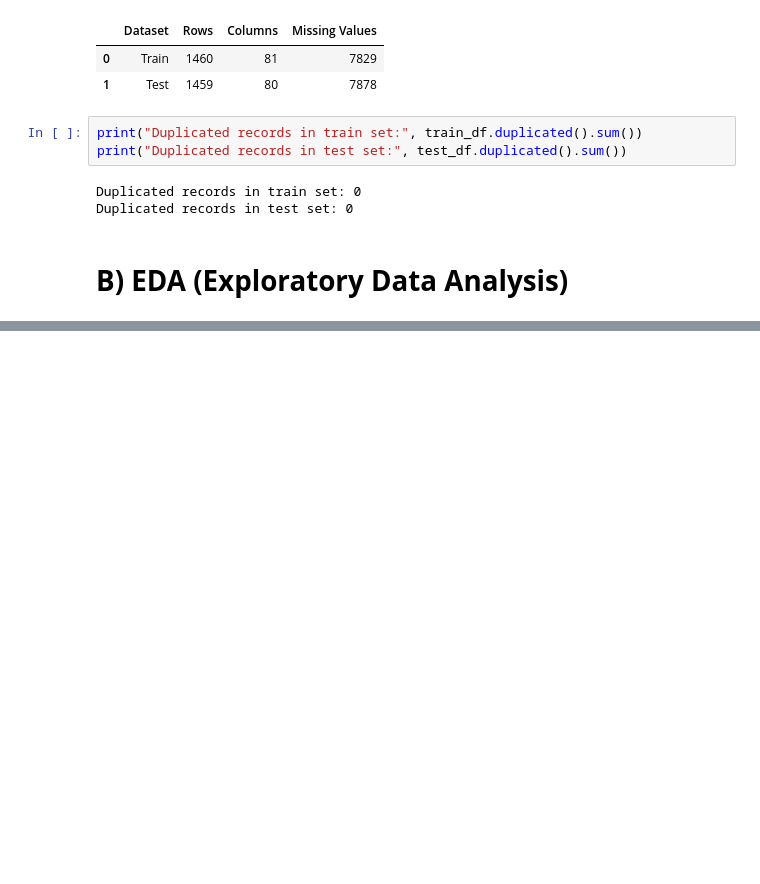
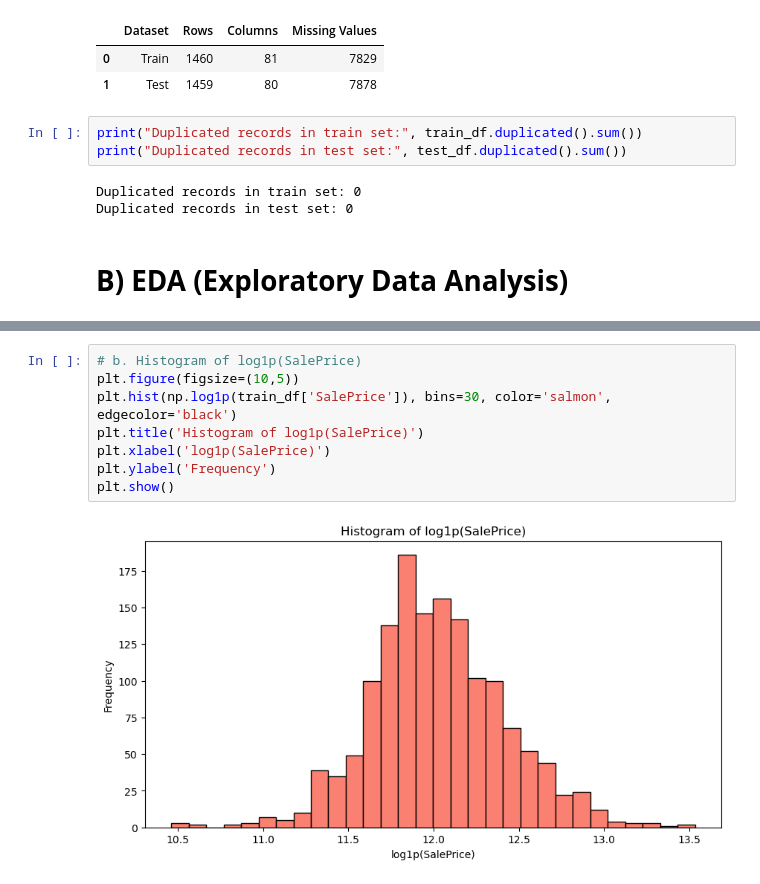
Before and after one commit to AbdullahMart/AI_Engineering_Week_3, a Jupyter notebook: Week3_HousePrices_Team1.ipynb, the cells around one changed output, grey strips where cells are left out. Drawn from its saved outputs; the diff is of its cells as text; blank space fills up the shorter version.

```diff
--- a/Week3_HousePrices_Team1.ipynb
+++ b/Week3_HousePrices_Team1.ipynb
@@ -133,0 +146,10 @@ Duplicated records in test set: 0
+# %%
+# b. Histogram of log1p(SalePrice)
+plt.figure(figsize=(10,5))
+plt.hist(np.log1p(train_df['SalePrice']), bins=30, color='salmon', edgecolor='black')
+plt.title('Histogram of log1p(SalePrice)')
+plt.xlabel('log1p(SalePrice)')
+plt.ylabel('Frequency')
+plt.show()
+# %% [output]
+[figure, added]
```
Also changed, not shown: parts of 9 cells of this notebook.
